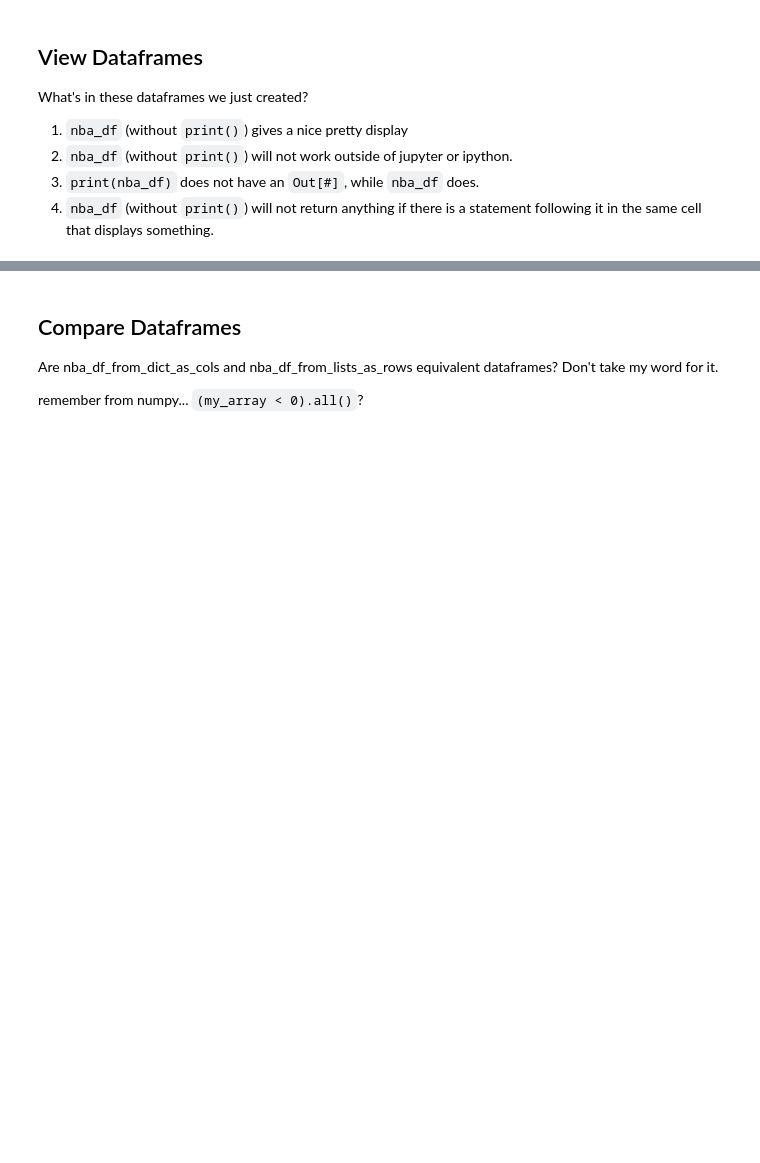
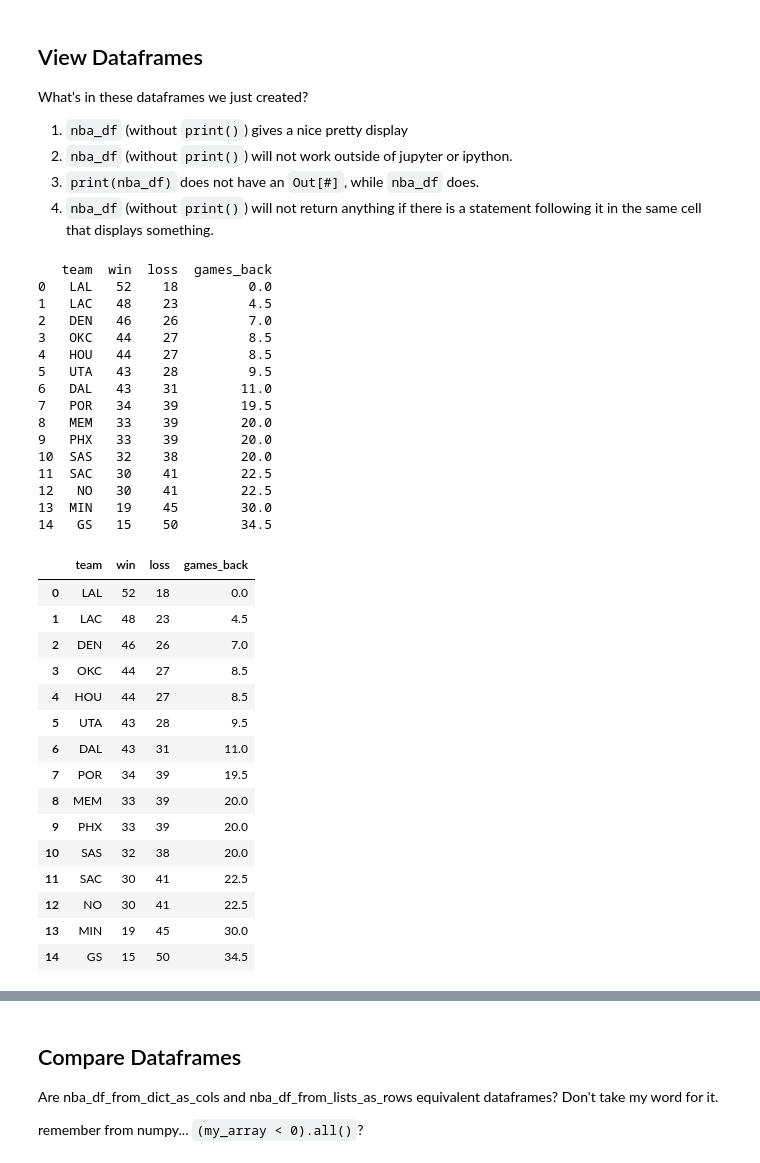
Before and after one commit to CodeupClassroom/darden-data-science-libraries, a Jupyter notebook: pandas_dataframes_lesson.ipynb, the cells around one changed output, grey strips where cells are left out. Cells and saved outputs as stored; diff of their text form; code cells hidden in the pictures; blank space fills up the shorter version.

```diff
--- a/pandas_dataframes_lesson.ipynb
+++ b/pandas_dataframes_lesson.ipynb
@@ -123,3 +129,40 @@ What's in these dataframes we just created?
 2. `nba_df` (without `print()`) will not work outside of jupyter or ipython.
 3. `print(nba_df)` does not have an `Out[#]`, while `nba_df` does.
 4. `nba_df` (without `print()`) will not return anything if there is a statement following it in the same cell that displays something.
+# %%
+print(nba_df)
+
+nba_df
+# %% [output]
+   team  win  loss  games_back
+0   LAL   52    18         0.0
+1   LAC   48    23         4.5
+2   DEN   46    26         7.0
+3   OKC   44    27         8.5
+4   HOU   44    27         8.5
+5   UTA   43    28         9.5
+6   DAL   43    31        11.0
+7   POR   34    39        19.5
+8   MEM   33    39        20.0
+9   PHX   33    39        20.0
+10  SAS   32    38        20.0
+11  SAC   30    41        22.5
+12   NO   30    41        22.5
+13  MIN   19    45        30.0
+14   GS   15    50        34.5
+|  | team | win | loss | games_back |
+| 0 | LAL | 52 | 18 | 0.0 |
+| 1 | LAC | 48 | 23 | 4.5 |
+| 2 | DEN | 46 | 26 | 7.0 |
+| 3 | OKC | 44 | 27 | 8.5 |
+| 4 | HOU | 44 | 27 | 8.5 |
+| 5 | UTA | 43 | 28 | 9.5 |
+| 6 | DAL | 43 | 31 | 11.0 |
+| 7 | POR | 34 | 39 | 19.5 |
+| 8 | MEM | 33 | 39 | 20.0 |
+| 9 | PHX | 33 | 39 | 20.0 |
+| 10 | SAS | 32 | 38 | 20.0 |
+| 11 | SAC | 30 | 41 | 22.5 |
+| 12 | NO | 30 | 41 | 22.5 |
+| 13 | MIN | 19 | 45 | 30.0 |
+| 14 | GS | 15 | 50 | 34.5 |
```
Also changed, not shown: parts of 37 cells of this notebook.
